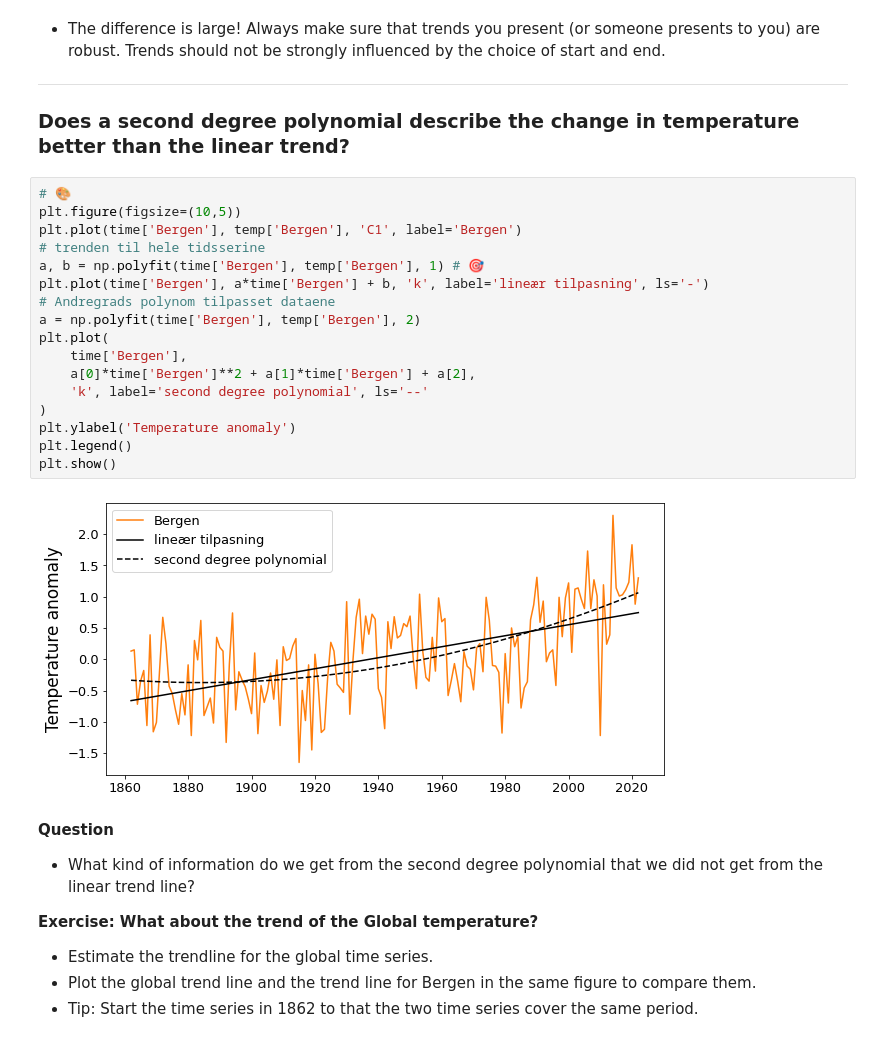
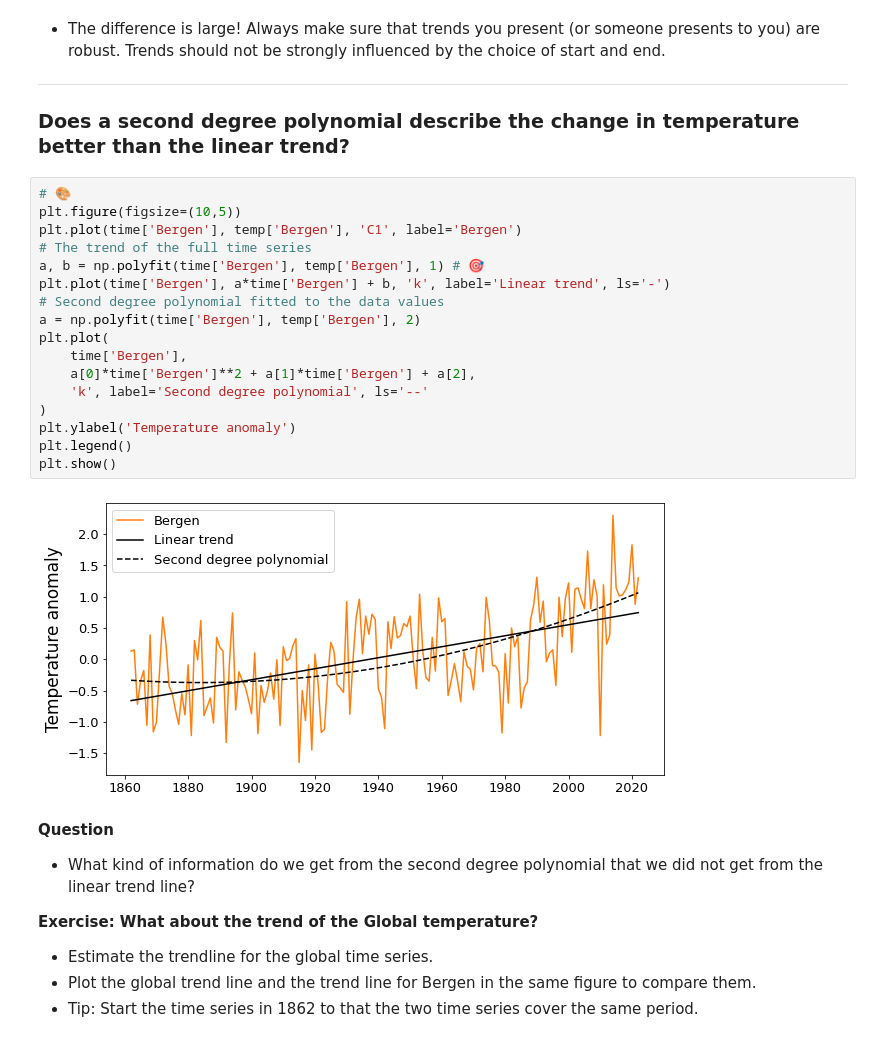
Before and after one commit to julienweihs/GEOF, a Jupyter notebook: Jupyter/Temperaturstriper_og_CO2_shortversion.ipynb, the cells around one changed output. Cells and saved outputs as stored; diff of their text form.

```diff
--- a/Jupyter/Temperaturstriper_og_CO2_shortversion.ipynb
+++ b/Jupyter/Temperaturstriper_og_CO2_shortversion.ipynb
@@ -301,22 +301,22 @@ _____________
 # %%
 # 🎨
 plt.figure(figsize=(10,5))
 plt.plot(time['Bergen'], temp['Bergen'], 'C1', label='Bergen')
-# trenden til hele tidsserine
+# The trend of the full time series
 a, b = np.polyfit(time['Bergen'], temp['Bergen'], 1) # 🎯
-plt.plot(time['Bergen'], a*time['Bergen'] + b, 'k', label='lineær tilpasning', ls='-')
-# Andregrads polynom tilpasset dataene
+plt.plot(time['Bergen'], a*time['Bergen'] + b, 'k', label='Linear trend', ls='-')
+# Second degree polynomial fitted to the data values
 a = np.polyfit(time['Bergen'], temp['Bergen'], 2)
 plt.plot(
     time['Bergen'],
     a[0]*time['Bergen']**2 + a[1]*time['Bergen'] + a[2],
-    'k', label='second degree polynomial', ls='--'
+    'k', label='Second degree polynomial', ls='--'
 )
 plt.ylabel('Temperature anomaly')
 plt.legend()
 plt.show()
 # %% [output]
-[figure, old version]
+[figure, new version]
 # %% [markdown]
 **Question**
 - What kind of information do we get from the second degree polynomial that we did not get from the linear trend line?
```
Also changed, not shown: parts of 19 cells of this notebook.
